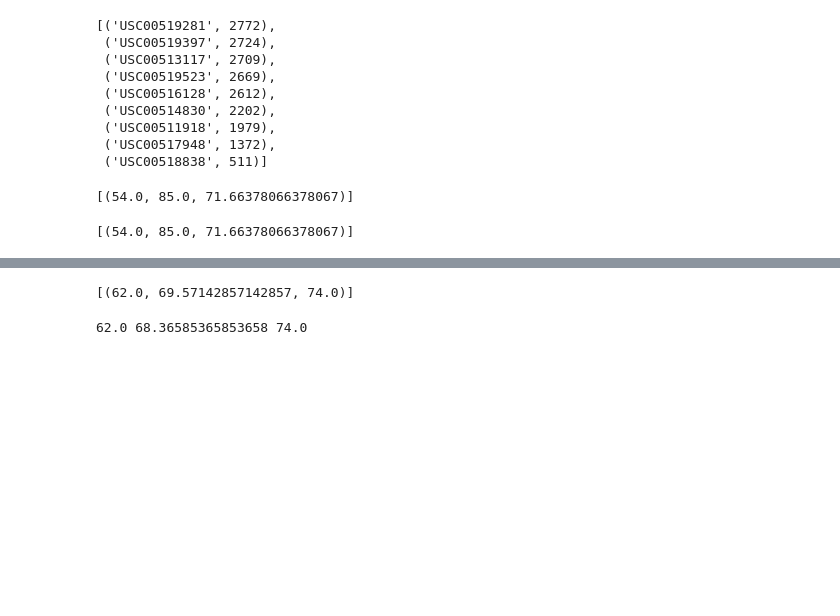
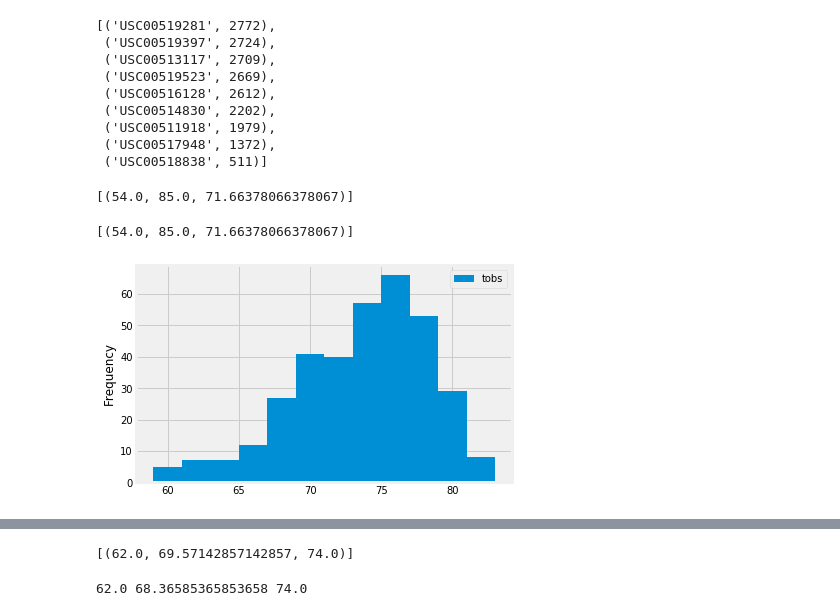
Before and after one commit to Gan001/dataviz-homework, a Jupyter notebook: Module-10/climate_starter.ipynb, the cells around one changed output, grey strips where cells are left out. Cells and saved outputs as stored; diff of their text form; code cells hidden in the pictures; blank space fills up the shorter version.

Commit message:
completed histogram

```diff
--- a/Module-10/climate_starter.ipynb
+++ b/Module-10/climate_starter.ipynb
@@ -184,6 +184,18 @@ records
 # %%
 # Choose the station with the highest number of temperature observations.
 # Query the last 12 months of temperature observation data for this station and plot the results as a histogram
+temp_results = session.query(Measurement.tobs).filter(Measurement.station == most_active_station).filter(Measurement.date >= one_year_ago).all()
+temp_list =[]
+for temp in temp_results:
+    temp_list.append(temp[0])
+plt.hist(temp_list, bins=12, label='tobs')
+plt.ylabel("Frequency")
+plt.legend()
+plt.show()
+# temp_df = pd.DataFrame(temp_results, columns =['tobs'])
+# temp_df.hist(bins=12)
+# %% [output]
+[figure, added]
 # %% [markdown]
 ![precipitation](Images/station-histogram.png)
 # %%
```
